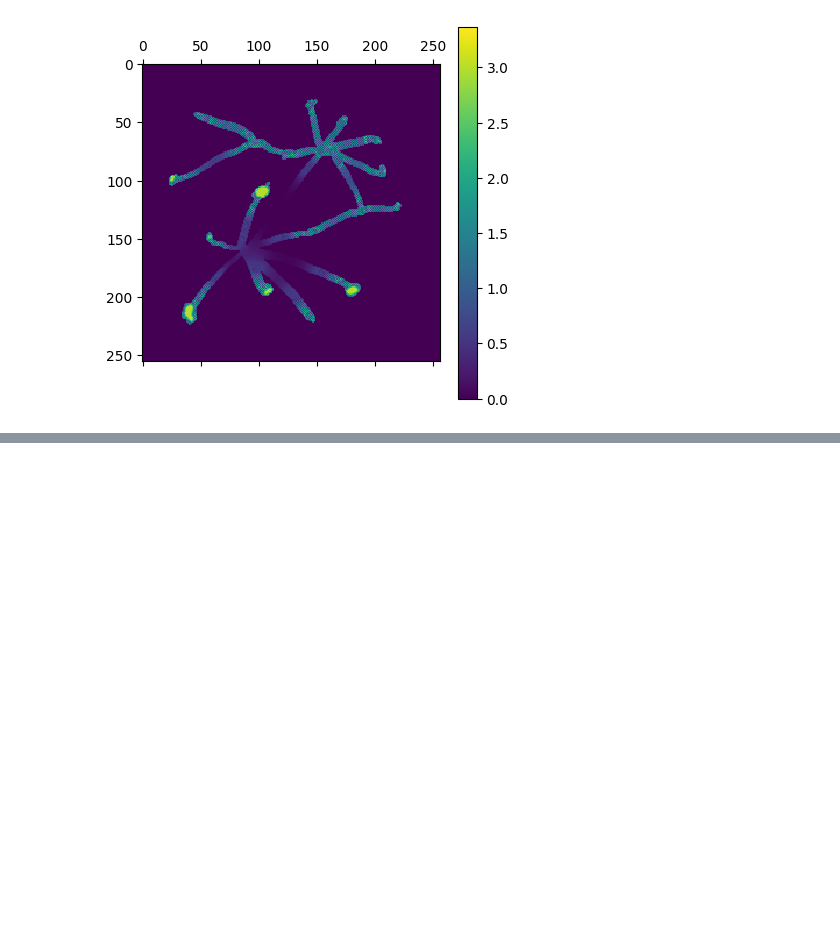
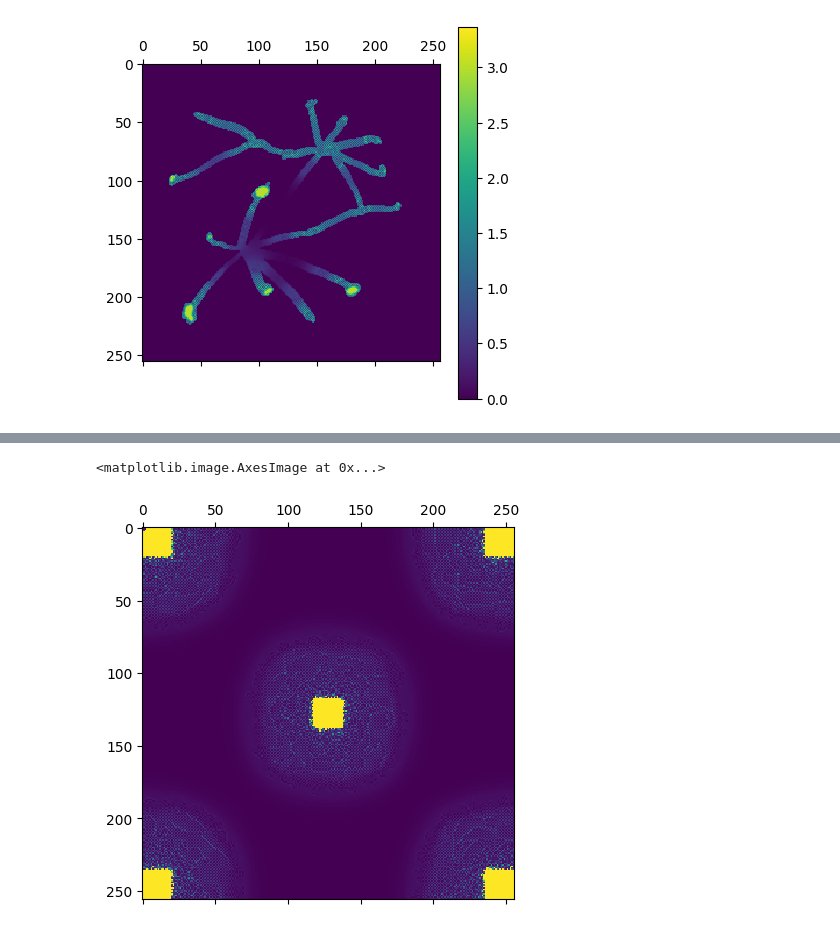
Before and after one commit to abarbieu/slime_mold_nca, a Jupyter notebook: playground.ipynb, the cells around one changed output, grey strips where cells are left out. Drawn from its saved outputs; the diff is of its cells as text; code cells hidden in the pictures; blank space fills up the shorter version.

```diff
--- a/playground.ipynb
+++ b/playground.ipynb
@@ -82,15 +58,15 @@ plt.colorbar()
 [figure]
 [figure]
 # %%
-def diffuse(r,l):
+def diffuse(r,l, cutoff=0.5):
     l = l>0 # convert to boolean in case it isn't
 
     kernel = np.array([[0,1,0],[1,0,1],[0,1,0]], dtype=np.float32)
     # plt.matshow(r)
     # plt.colorbar()
     # print(r.sum())
-    free_cells = (r<0.5) & l # A free cell is alive and isn't full of nutrients
-    sources = r > 0.5 # purely cells that are full
+    free_cells = (r<cutoff) & l # A free cell is alive and isn't full of nutrients
+    sources = r > cutoff # purely cells that are full
 
     # How large of an area could a cell's resevoir flow to
     flow_area = convolve(free_cells, kernel) * l
@@ -162,0 +185,5 @@ with VideoWriter("./encasm/results/diffusion.mp4", fps=15) as vid:
+# %%
+plt.matshow(np.clip(tenv.resv,0,10))
+# %% [output]
+<matplotlib.image.AxesImage at 0x...>
+[figure, added]
```
Also changed, not shown: parts of 9 cells of this notebook, 7 other files.
